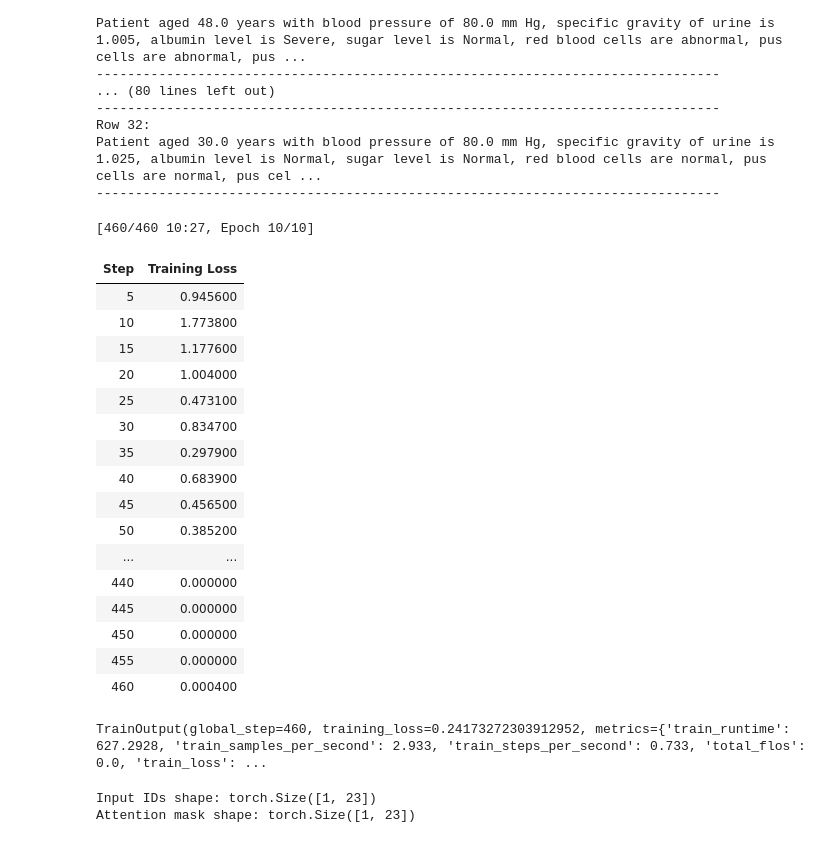
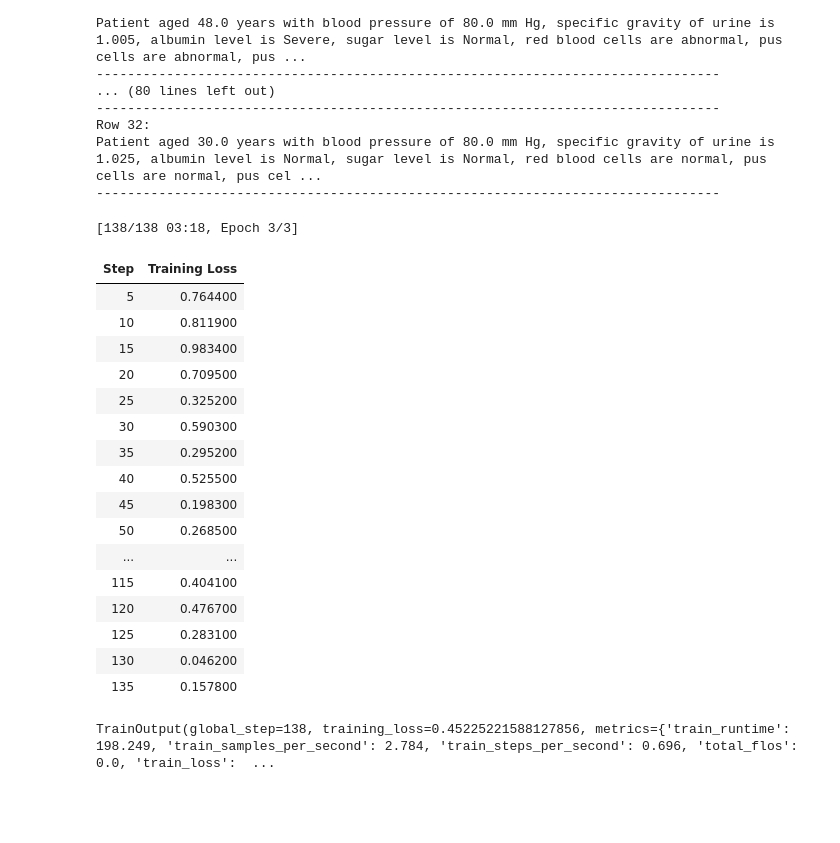
Before and after one commit to Simon-48/Disease-Specific-LLMs, a Jupyter notebook: Kidney Disease/KidneyGPT.ipynb, the cells around one changed output. Cells and saved outputs as stored; diff of their text form; code cells hidden in the pictures; blank space fills up the shorter version.

```diff
--- a/Kidney Disease/KidneyGPT.ipynb
+++ b/Kidney Disease/KidneyGPT.ipynb
@@ -1185,3 +1189,18 @@ We take the trained GPT-2 model and look at how much each input token “influen
 In simple terms: we compute the gradient of the model’s output (the predicted class score) with respect to each input token’s embedding. The size of this gradient tells us how sensitive the prediction is to changes in that token. Larger gradients mean the model relies more on that token to make its decision.
 
 This is a post-hoc interpretability method that works directly on the trained model without modifying it, and it’s widely used in NLP for token-level importance visualization.
+# %%
+# Combine x_test and y_test
+merged_df = pd.concat([x_test, y_test], axis=1)
+
+# Assume y_test column name is 'label' (adjust if different)
+# If y_test has no column name, assign one
+if merged_df.columns[-1] not in ['label', 'y_test']:
+    merged_df.columns = list(merged_df.columns[:-1]) + ['label']
+
+# Filter rows where label == 1
+positive_cases = merged_df[merged_df['label'] == 1]
+
+# Print texts for positive cases
+for idx, row in positive_cases.iterrows():
+    print(f"Row {idx + 1}:\n{row[0]}\n{'-'*80}")
@@ -1321,53 +1358,53 @@ model.to(device)
 training_args = TrainingArguments(
     output_dir="./results",
     per_device_train_batch_size=2,
-    num_train_epochs=10,
+    num_train_epochs=3,
     weight_decay=0.01,
     logging_dir="./logs",
     logging_steps=5,
     save_steps=10,
     eval_steps=10,
     metric_for_best_model="accuracy",
     greater_is_better=True,
     warmup_ratio=0.1,
     gradient_accumulation_steps=2,
     fp16=True,
 )
 
 def compute_metrics(eval_pred):
     logits, labels = eval_pred
     preds = np.argmax(logits, axis=1)
     return {"accuracy": (preds == labels).mean()}
 
 trainer = Trainer(
     model=model,
     args=training_args,
     train_dataset=train_dataset,
     eval_dataset=test_dataset,
     compute_metrics=compute_metrics,
 )
 
 trainer.train()
 # %% [output]
-[460/460 10:27, Epoch 10/10]
+[138/138 03:18, Epoch 3/3]
 | Step | Training Loss |
-| 5 | 0.945600 |
-| 10 | 1.773800 |
-| 15 | 1.177600 |
-| 20 | 1.004000 |
-| 25 | 0.473100 |
-| 30 | 0.834700 |
-| 35 | 0.297900 |
-| 40 | 0.683900 |
-| 45 | 0.456500 |
-| 50 | 0.385200 |
+| 5 | 0.764400 |
+| 10 | 0.811900 |
+| 15 | 0.983400 |
+| 20 | 0.709500 |
+| 25 | 0.325200 |
+| 30 | 0.590300 |
+| 35 | 0.295200 |
+| 40 | 0.525500 |
+| 45 | 0.198300 |
+| 50 | 0.268500 |
 | ... | ... |
-| 440 | 0.000000 |
-| 445 | 0.000000 |
-| 450 | 0.000000 |
-| 455 | 0.000000 |
-| 460 | 0.000400 |
+| 115 | 0.404100 |
+| 120 | 0.476700 |
+| 125 | 0.283100 |
+| 130 | 0.046200 |
+| 135 | 0.157800 |
-TrainOutput(global_step=460, training_loss=0.24173272303912952, metrics={'train_runtime': 627.2928, 'train_samples_per_second': 2.933, 'train_steps_per_second': 0.733, 'total_flos': 0.0, 'train_loss': ...
+TrainOutput(global_step=138, training_loss=0.45225221588127856, metrics={'train_runtime': 198.249, 'train_samples_per_second': 2.784, 'train_steps_per_second': 0.696, 'total_flos': 0.0, 'train_loss':  ...
 # %%
 """
 from transformers import GPT2Tokenizer
@@ -1376,20 +1413,3 @@ import torch
 save_path = "/content/drive/Shareddrives/Best Shared Drive Ever/Simon-personal/KidneyGPT/Model/Test/"
 device = torch.device("cuda" if torch.cuda.is_available() else "cpu")
 """
-# %%
-# Sample clinical sentence
-sample_text = ("Patient aged 45 years with blood pressure 80 mmHg, normal vitals, no comorbidities.")
-
-# Tokenize
-inputs = tokenizer(
-    sample_text,
-    return_tensors="pt",
-    truncation=True,
-    padding=True
-).to(device)
-
-print("Input IDs shape:", inputs["input_ids"].shape)
-print("Attention mask shape:", inputs["attention_mask"].shape)
-# %% [output]
-Input IDs shape: torch.Size([1, 23])
-Attention mask shape: torch.Size([1, 23])
```
Also changed, not shown: parts of 5 cells of this notebook, 5 other files.
